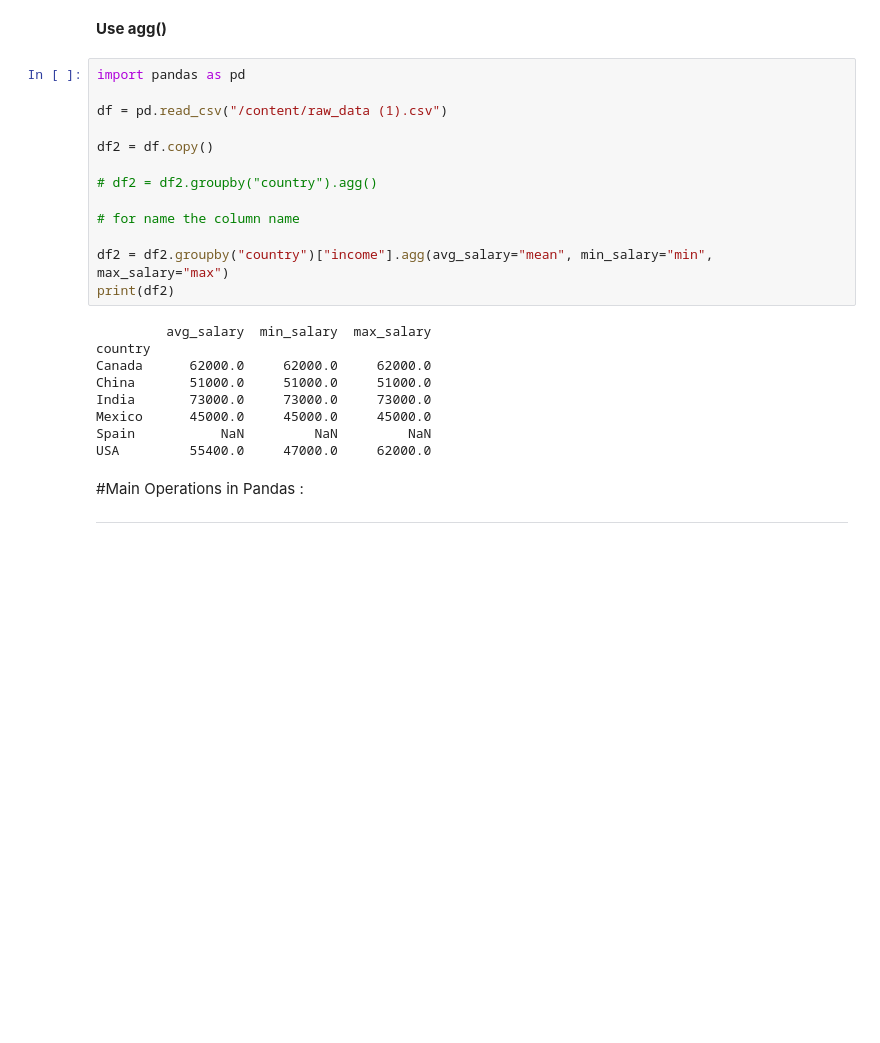
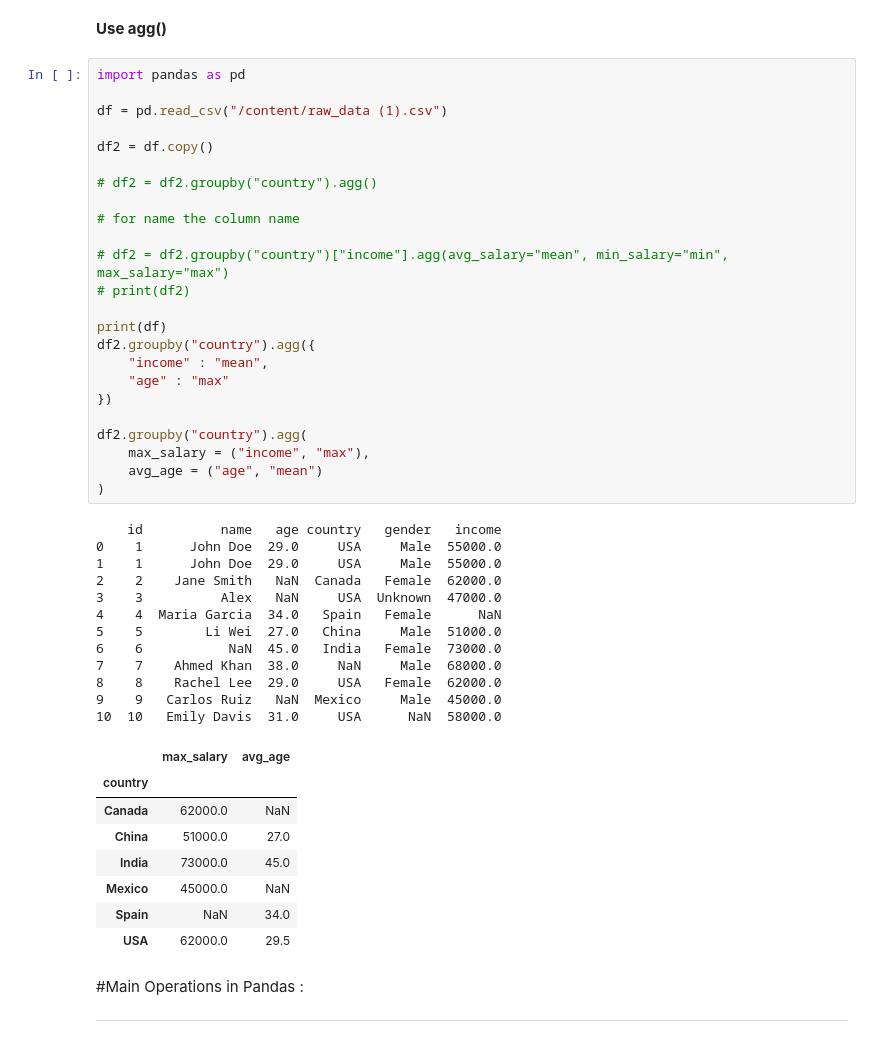
Before and after one commit to AnupamLata/AI-ML, a Jupyter notebook: PANDAS.ipynb, the cells around one changed output. Saved outputs shown, nothing was run; the diff lists cells and outputs as text; blank space fills up the shorter version.

```diff
--- a/PANDAS.ipynb
+++ b/PANDAS.ipynb
@@ -1608,25 +1608,48 @@ USA      55400.0  47000.0  62000.0
 # %%
 import pandas as pd
 
 df = pd.read_csv("/content/raw_data (1).csv")
 
 df2 = df.copy()
 
 # df2 = df2.groupby("country").agg()
 
 # for name the column name
 
-df2 = df2.groupby("country")["income"].agg(avg_salary="mean", min_salary="min", max_salary="max")
-print(df2)
+# df2 = df2.groupby("country")["income"].agg(avg_salary="mean", min_salary="min", max_salary="max")
+# print(df2)
+
+print(df)
+df2.groupby("country").agg({
+    "income" : "mean",
+    "age" : "max"
+})
+
+df2.groupby("country").agg(
+    max_salary = ("income", "max"),
+    avg_age = ("age", "mean")
+)
 # %% [output]
-         avg_salary  min_salary  max_salary
-country
-Canada      62000.0     62000.0     62000.0
-China       51000.0     51000.0     51000.0
-India       73000.0     73000.0     73000.0
-Mexico      45000.0     45000.0     45000.0
-Spain           NaN         NaN         NaN
-USA         55400.0     47000.0     62000.0
+    id          name   age country   gender   income
+0    1      John Doe  29.0     USA     Male  55000.0
+1    1      John Doe  29.0     USA     Male  55000.0
+2    2    Jane Smith   NaN  Canada   Female  62000.0
+3    3          Alex   NaN     USA  Unknown  47000.0
+4    4  Maria Garcia  34.0   Spain   Female      NaN
+5    5        Li Wei  27.0   China     Male  51000.0
+6    6           NaN  45.0   India   Female  73000.0
+7    7    Ahmed Khan  38.0     NaN     Male  68000.0
+8    8    Rachel Lee  29.0     USA   Female  62000.0
+9    9   Carlos Ruiz   NaN  Mexico     Male  45000.0
+10  10   Emily Davis  31.0     USA      NaN  58000.0
+|  | max_salary | avg_age |
+| country |  |  |
+| Canada | 62000.0 | NaN |
+| China | 51000.0 | 27.0 |
+| India | 73000.0 | 45.0 |
+| Mexico | 45000.0 | NaN |
+| Spain | NaN | 34.0 |
+| USA | 62000.0 | 29.5 |
 # %% [markdown]
 #Main Operations in Pandas :
 
```
